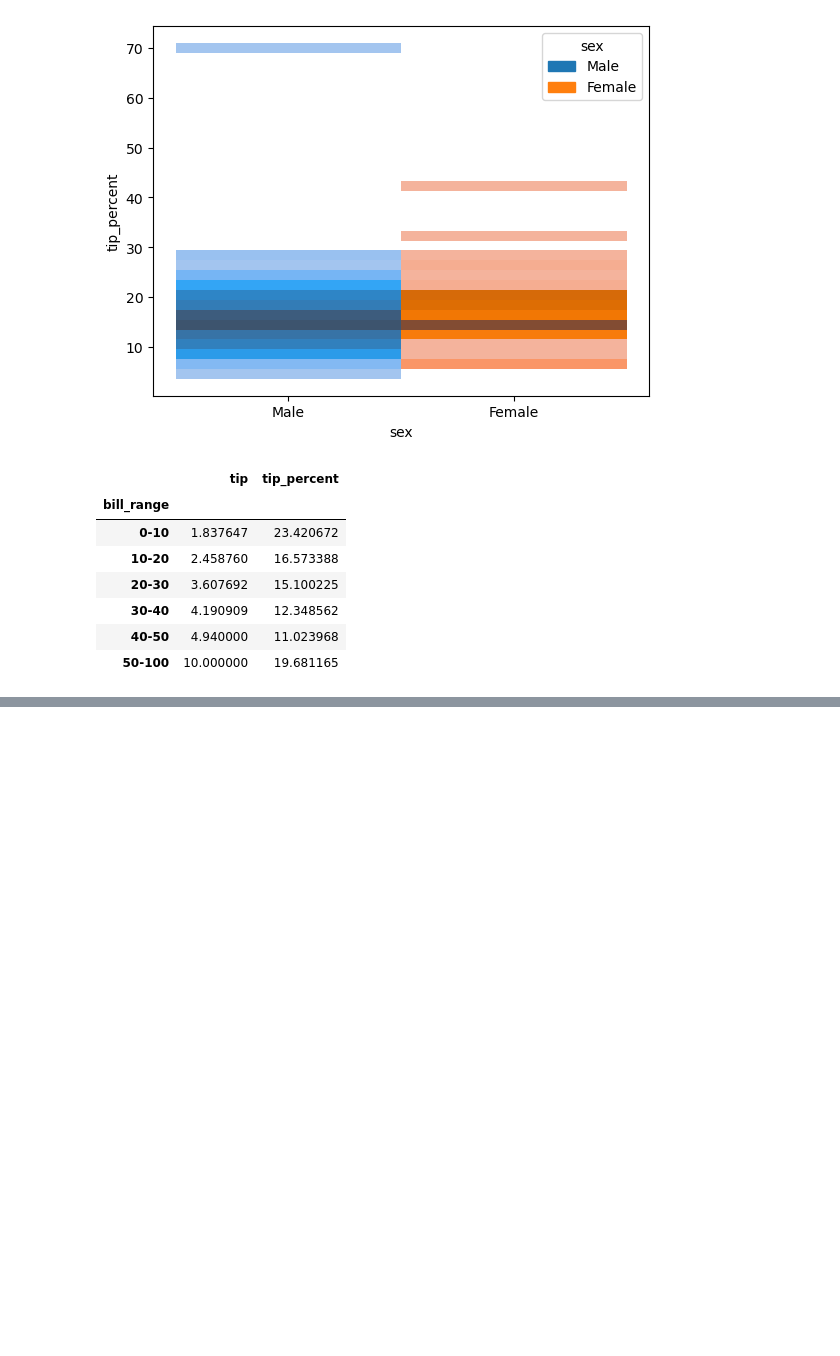
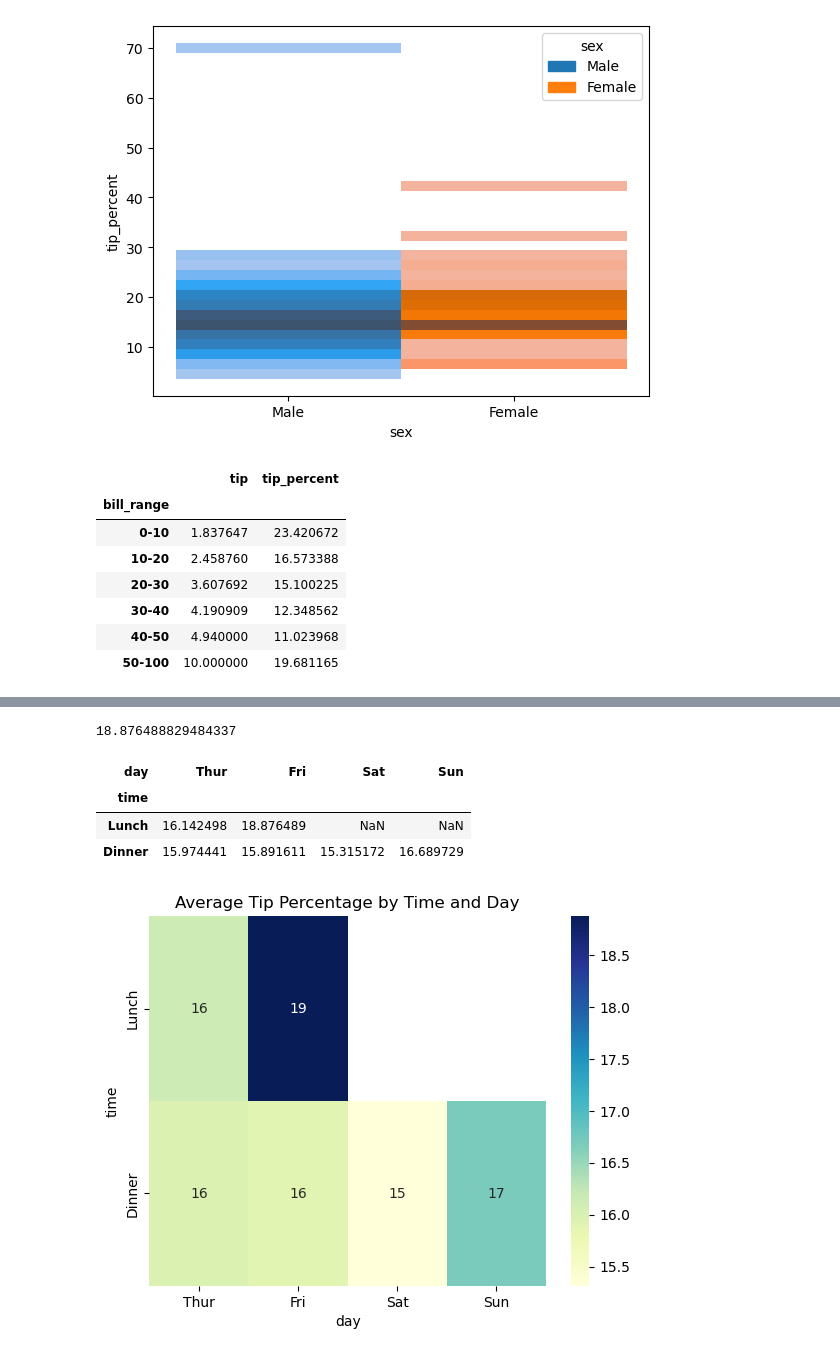
Before and after one commit to SaarthakDEV/data-science-python, a Jupyter notebook: case-study-1.ipynb, the cells around one changed output, grey strips where cells are left out. Saved outputs shown, nothing was run; the diff lists cells and outputs as text; code cells hidden in the pictures; blank space fills up the shorter version.

```diff
--- a/case-study-1.ipynb
+++ b/case-study-1.ipynb
@@ -393,0 +455,18 @@ tips.groupby("bill_range")[["tip", "tip_percent"]].mean()
+# %%
+tips.groupby(["time", "day"])["tip_percent"].mean().max()
+# %% [output]
+18.876488829484337
+# %%
+tips.groupby(["time", "day"])["tip_percent"].mean().unstack()
+# %% [output]
+| day | Thur | Fri | Sat | Sun |
+| time |  |  |  |  |
+| Lunch | 16.142498 | 18.876489 | NaN | NaN |
+| Dinner | 15.974441 | 15.891611 | 15.315172 | 16.689729 |
+# %%
+avg_tips = tips.groupby(["time", "day"])["tip_percent"].mean().unstack()
+sns.heatmap(avg_tips, annot=True, cmap="YlGnBu")
+plt.title("Average Tip Percentage by Time and Day")
+plt.show()
+# %% [output]
+[figure, added]
```
Also changed, not shown: parts of 10 cells of this notebook.
